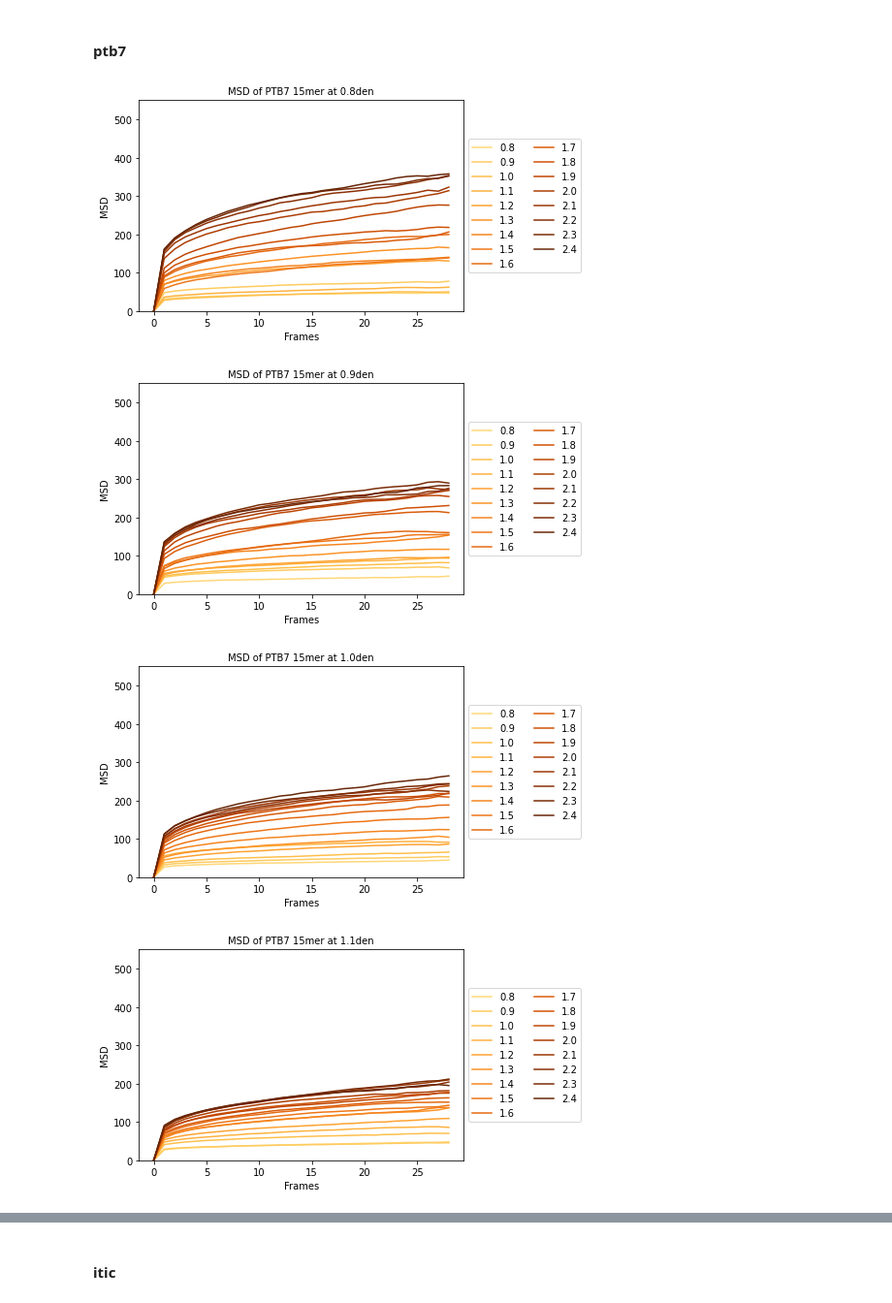
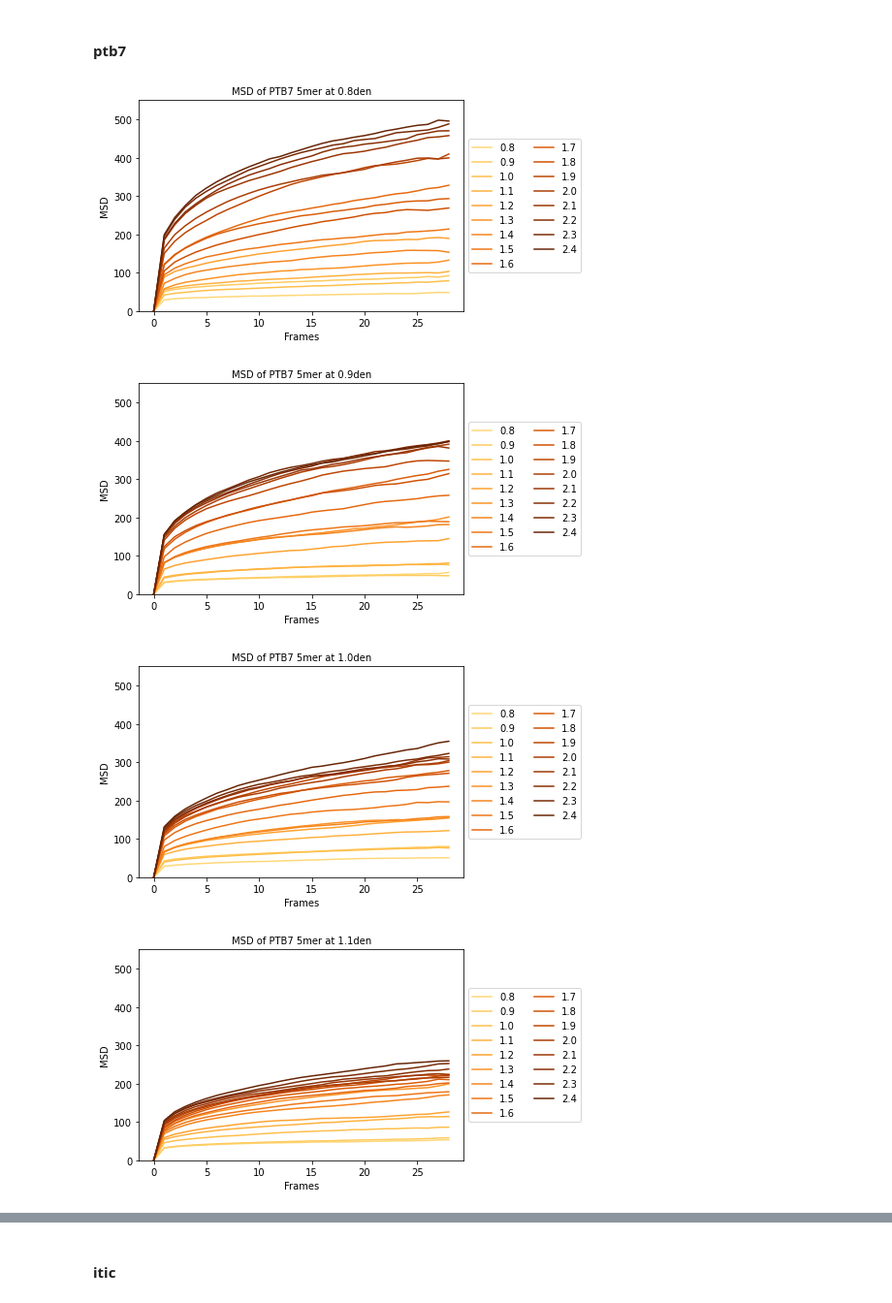
Before and after one commit to emilyepstein/ptb7-itic, a Jupyter notebook: ptb7-project/jup_notebooks/msds.ipynb, the cells around one changed output, grey strips where cells are left out. Shown: that part at 97% size. Cells and saved outputs as stored; diff of their text form; code cells hidden in the pictures.

```diff
--- a/ptb7-project/jup_notebooks/msds.ipynb
+++ b/ptb7-project/jup_notebooks/msds.ipynb
@@ -92,26 +92,26 @@ project = signac.get_project("/home/erjank_project/ptb7-project")
 # %%
 msd_all_temp(state_dict = {"size": "small",
                            "density": 0.8,
                            "process": "quench",
-                           "molecule": "PTB7_15mer_smiles"})
+                           "molecule": "PTB7_5mer_smiles"})
 msd_all_temp(state_dict = {"size": "small",
                            "density": 0.9,
                            "process": "quench",
-                           "molecule": "PTB7_15mer_smiles"})
+                           "molecule": "PTB7_5mer_smiles"})
 msd_all_temp(state_dict = {"size": "small",
                            "density": 1.0,
                            "process": "quench",
-                           "molecule": "PTB7_15mer_smiles"})
+                           "molecule": "PTB7_5mer_smiles"})
 msd_all_temp(state_dict = {"size": "small",
                            "density": 1.1,
                            "process": "quench",
-                           "molecule": "PTB7_15mer_smiles"})
+                           "molecule": "PTB7_5mer_smiles"})
 msd_all_temp(state_dict = {"size": "small",
                            "density": 1.2,
                            "process": "quench",
-                           "molecule": "PTB7_15mer_smiles"})
+                           "molecule": "PTB7_5mer_smiles"})
 # %% [output]
-[figure, old version]
+[figure, new version]
-[figure, old version]
+[figure, new version]
-[figure, old version]
+[figure, new version]
-[figure, old version]
+[figure, new version]
```
Also changed, not shown: parts of 1 cell of this notebook.
